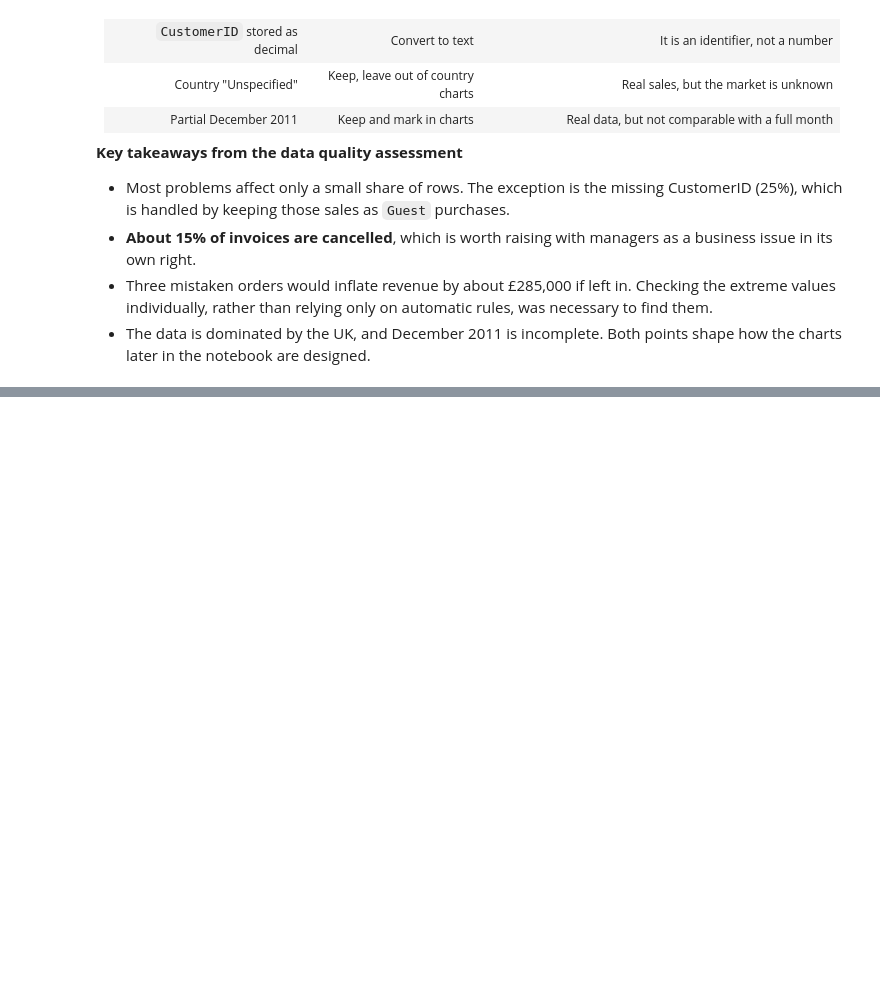
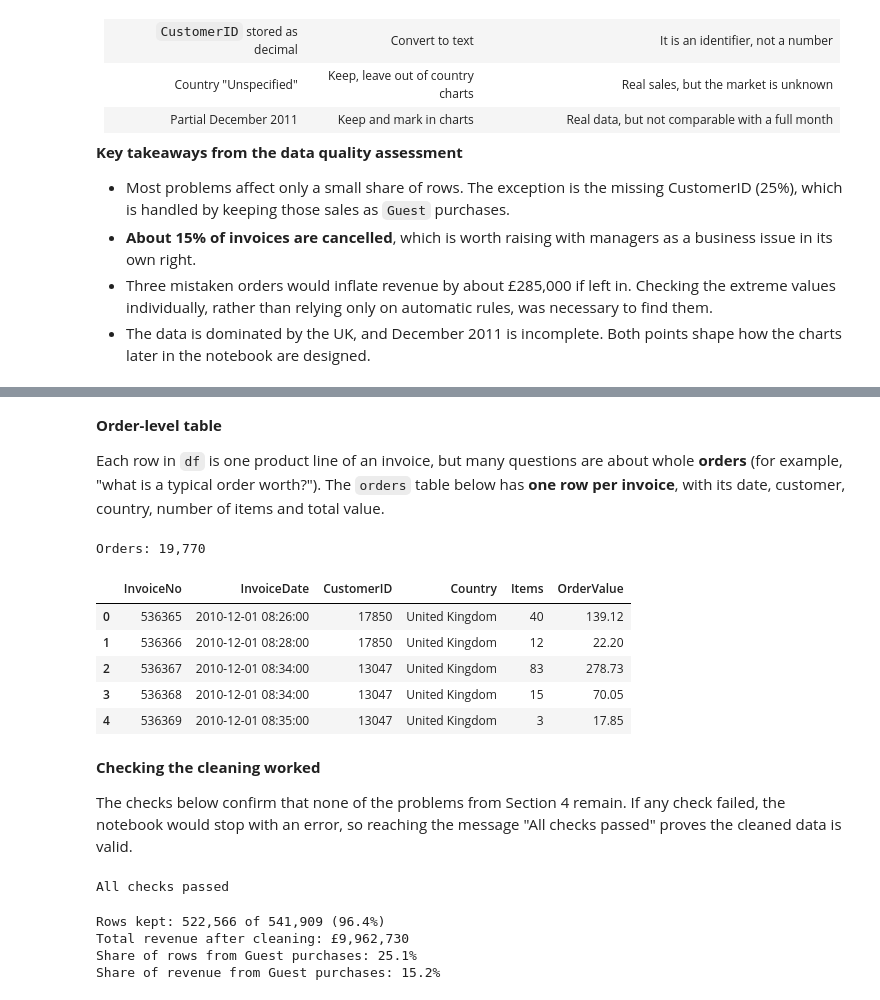
Before and after one commit to Matheus-Castilho/CA2-DV, a Jupyter notebook: CA2-DV.ipynb, the cells around one changed output, grey strips where cells are left out. Drawn from its saved outputs; the diff is of its cells as text; code cells hidden in the pictures; blank space fills up the shorter version.

```diff
--- a/CA2-DV.ipynb
+++ b/CA2-DV.ipynb
@@ -394,0 +544,52 @@ The issues overlap (for example, every cancellation also has a negative quantity
+# %% [markdown]
+**Order-level table**
+
+Each row in `df` is one product line of an invoice, but many questions are about whole **orders** (for example, "what is a typical order worth?"). The `orders` table below has **one row per invoice**, with its date, customer, country, number of items and total value.
+# %%
+orders = (df.groupby('InvoiceNo')
+            .agg(InvoiceDate=('InvoiceDate', 'first'),
+                 CustomerID=('CustomerID', 'first'),
+                 Country=('Country', 'first'),
+                 Items=('Quantity', 'sum'),
+                 OrderValue=('TotalPrice', 'sum'))
+            .reset_index())
+
+print(f'Orders: {len(orders):,}')
+orders.head()
+# %% [output]
+Orders: 19,770
+|  | InvoiceNo | InvoiceDate | CustomerID | Country | Items | OrderValue |
+| 0 | 536365 | 2010-12-01 08:26:00 | 17850 | United Kingdom | 40 | 139.12 |
+| 1 | 536366 | 2010-12-01 08:28:00 | 17850 | United Kingdom | 12 | 22.20 |
+| 2 | 536367 | 2010-12-01 08:34:00 | 13047 | United Kingdom | 83 | 278.73 |
+| 3 | 536368 | 2010-12-01 08:34:00 | 13047 | United Kingdom | 15 | 70.05 |
+| 4 | 536369 | 2010-12-01 08:35:00 | 13047 | United Kingdom | 3 | 17.85 |
+# %% [markdown]
+**Checking the cleaning worked**
+
+The checks below confirm that none of the problems from Section 4 remain. If any check failed, the notebook would stop with an error, so reaching the message "All checks passed" proves the cleaned data is valid.
+# %%
+assert df.duplicated().sum() == 0, 'Duplicates remain'
+assert not df['InvoiceNo'].str.startswith('C').any(), 'Cancellations remain'
+assert (df['Quantity'] > 0).all() and (df['UnitPrice'] > 0).all(), 'Invalid quantity or price remains'
+assert not df['StockCode'].isin(non_product_codes).any(), 'Non-product codes remain'
+assert df.isna().sum().sum() == 0, 'Missing values remain'
+assert df['StockCode'].groupby(df['StockCode']).size().index.size == df.groupby('StockCode')['Description'].nunique().size
+assert (df.groupby('StockCode')['Description'].nunique() == 1).all(), 'A product has more than one name'
+
+print('All checks passed')
+# %% [output]
+All checks passed
+# %%
+# Result of cleaning
+guest_share = df.loc[df['CustomerID'] == 'Guest', 'TotalPrice'].sum() / df['TotalPrice'].sum() * 100
+
+print(f'Rows kept: {len(df):,} of {len(df_raw):,} ({len(df) / len(df_raw) * 100:.1f}%)')
+print(f'Total revenue after cleaning: £{df["TotalPrice"].sum():,.0f}')
+print(f'Share of rows from Guest purchases: {(df["CustomerID"] == "Guest").mean() * 100:.1f}%')
+print(f'Share of revenue from Guest purchases: {guest_share:.1f}%')
+# %% [output]
+Rows kept: 522,566 of 541,909 (96.4%)
+Total revenue after cleaning: £9,962,730
+Share of rows from Guest purchases: 25.1%
+Share of revenue from Guest purchases: 15.2%
```
Also changed, not shown: parts of 15 cells of this notebook.
